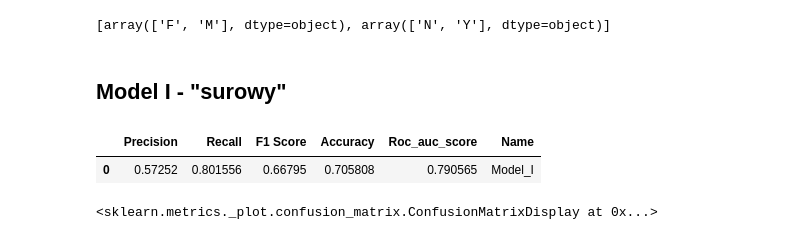
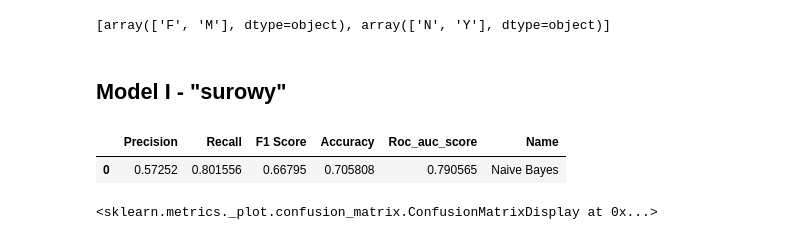
Before and after one commit to rzajac39/SAD_project2, a Jupyter notebook: notebooks/NaiveBayes.ipynb, the cells around one changed output. Cells and saved outputs as stored; diff of their text form; code cells hidden in the pictures.

```diff
--- a/notebooks/NaiveBayes.ipynb
+++ b/notebooks/NaiveBayes.ipynb
@@ -51,12 +51,12 @@ X_train, X_test, y_train, y_test = train_test_split(X, y, test_size=.2, random_s
 # %%
 nb_I = GaussianNB()
 nb_I.fit(X_train, y_train)
 model_I = generate_raport(nb_I, X_train, X_test, y_train, y_test, True)
-model_I["Name"]= "Model_I"
+model_I["Name"]= "Naive Bayes"
 model_I
 # %% [output]
 |  | Precision | Recall | F1 Score | Accuracy | Roc_auc_score | Name |
-| 0 | 0.57252 | 0.801556 | 0.66795 | 0.705808 | 0.790565 | Model_I |
+| 0 | 0.57252 | 0.801556 | 0.66795 | 0.705808 | 0.790565 | Naive Bayes |
 # %%
 plot_confusion_matrix(nb_I, X_test, y_test)
 # %% [output]
```
Also changed, not shown: 1 other file.
